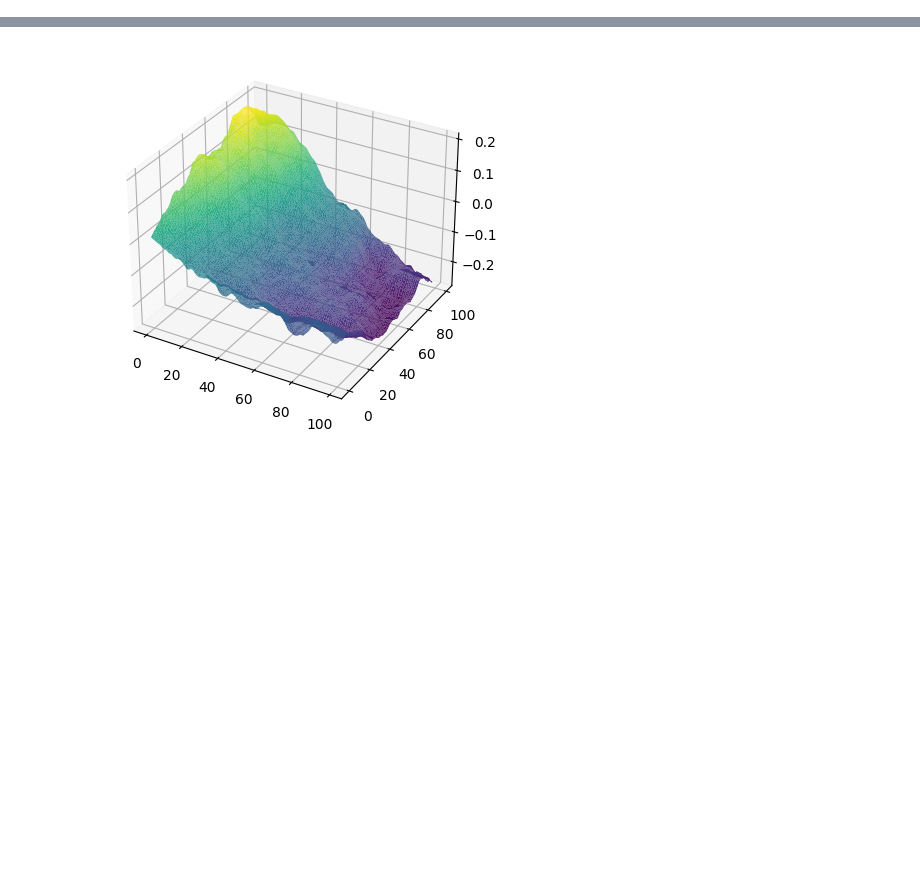
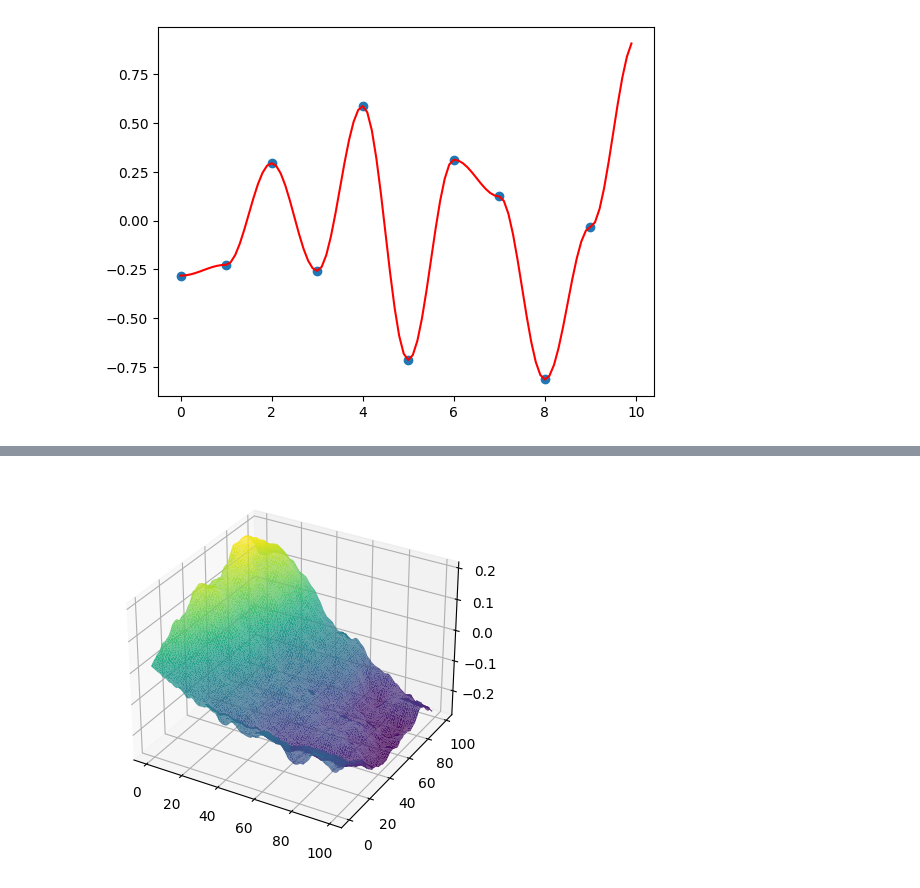
Before and after one commit to NU-MECH-ENG-495/project-Cole-Abbott, a Jupyter notebook: openGL/src/world/plot.ipynb, the cells around one changed output, grey strips where cells are left out. Cells and saved outputs as stored; diff of their text form; code cells hidden in the pictures; blank space fills up the shorter version.

Commit message:
perlinNoise terrain generation, bug fixes

```diff
--- a/openGL/src/world/plot.ipynb
+++ b/openGL/src/world/plot.ipynb
@@ -2,6 +2,17 @@
 import matplotlib.pyplot as plt
 import numpy as np
 import pandas as pd
+# %%
+perlinData = pd.read_csv('interpolateDemo.csv')
+noiseData = pd.read_csv('noiseDemo.csv')
+
+plt.scatter(noiseData['x'], noiseData['y'])
+# plot in red
+plt.plot(perlinData['x'], perlinData['y'], 'r')
+
+plt.show()
+# %% [output]
+[figure, added]
 # %%
 # plot the csv data from example.csv as x,y scatter plot
 perlinData = pd.read_csv('perlin1D.csv')
```
Also changed, not shown: parts of 1 cell of this notebook, 21 other files.
